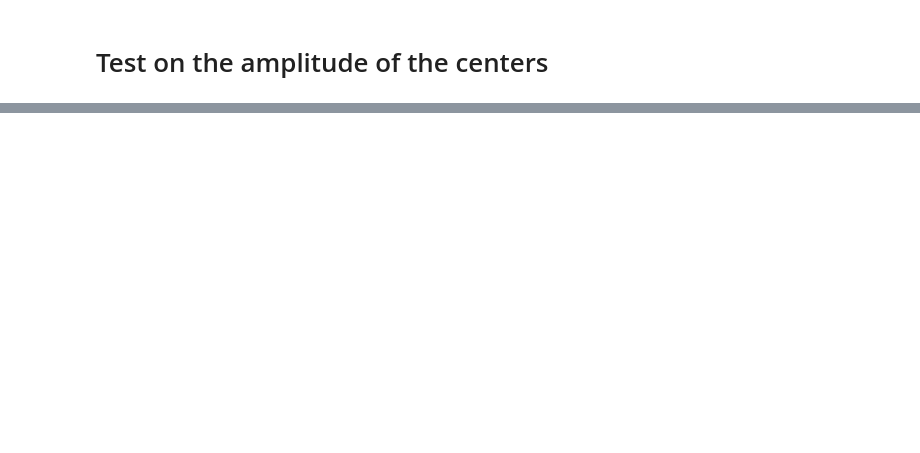
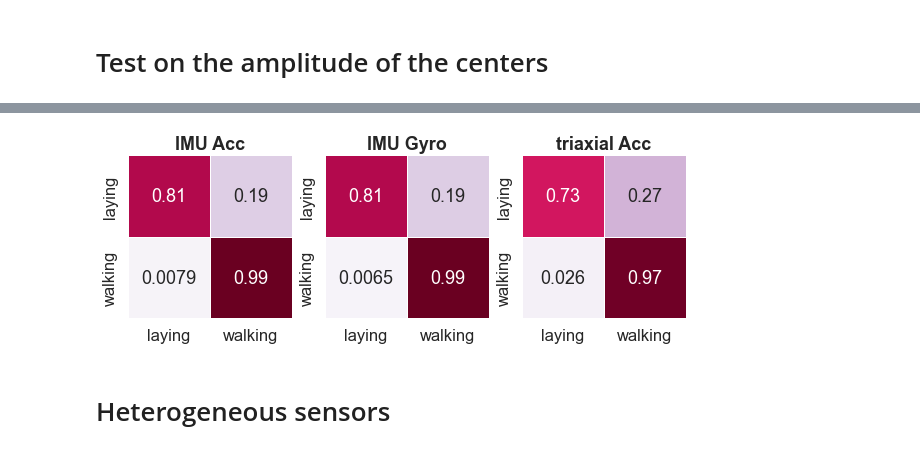
Before and after one commit to nicolezattarin/IoMT-efficient-information-distribution, a Jupyter notebook: clustering/WalkingLaying_classifier_amplitude.ipynb, the cells around one changed output, grey strips where cells are left out. Cells and saved outputs as stored; diff of their text form; code cells hidden in the pictures; blank space fills up the shorter version.

Commit message:
final pca and clustering

```diff
--- a/clustering/WalkingLaying_classifier_amplitude.ipynb
+++ b/clustering/WalkingLaying_classifier_amplitude.ipynb
@@ -206,0 +265,25 @@ fig.savefig('../clustering/clustering_results_euclidean/accuracy_clusters.png')
+# %%
+# IMUAcc confusion matrix (test)
+imuacc = [[0.81276596, 0.18723404], [0.00788022, 0.99214454]]
+IMUGyro=[[0.81180812, 0.18819188],[0.00648824, 0.99214454]]
+triaxialAcc=[[0.72745491, 0.27254509],[0.0256601, 0.9743399]]
+
+sns.set_theme(style='whitegrid', palette='mako', font_scale = 1.5)
+fig, ax = plt.subplots(1,3, figsize=(10,3))
+sns.heatmap(imuacc, annot=True,  linewidths=0.5, linecolor='white', cmap='PuRd', vmin = 0, vmax = 1, cbar=False, ax=ax[0])
+sns.heatmap(IMUGyro, annot=True,  linewidths=0.5, linecolor='white', cmap='PuRd', vmin = 0, vmax = 1, cbar=False, ax=ax[1])
+sns.heatmap(triaxialAcc, annot=True,  linewidths=0.5, linecolor='white', cmap='PuRd', vmin = 0, vmax = 1, cbar=False, ax=ax[2])
+ax[0].set_yticklabels(['laying', 'walking'])
+ax[1].set_yticklabels(['laying', 'walking'])
+ax[2].set_yticklabels(['laying', 'walking'])
+ax[0].set_xticklabels(['laying', 'walking'])
+ax[1].set_xticklabels(['laying', 'walking'])
+ax[2].set_xticklabels(['laying', 'walking'])
+ax[0].set_title('IMU Acc', fontweight='bold')
+ax[1].set_title('IMU Gyro', fontweight='bold')
+ax[2].set_title('triaxial Acc', fontweight='bold')
+fig.savefig('../clustering/clustering_results_euclidean/confusion_matrix_test.pdf')
+# %% [output]
+[figure, added]
+# %% [markdown]
+# Heterogeneous sensors
```
Also changed, not shown: parts of 12 cells of this notebook, 16 other files.
